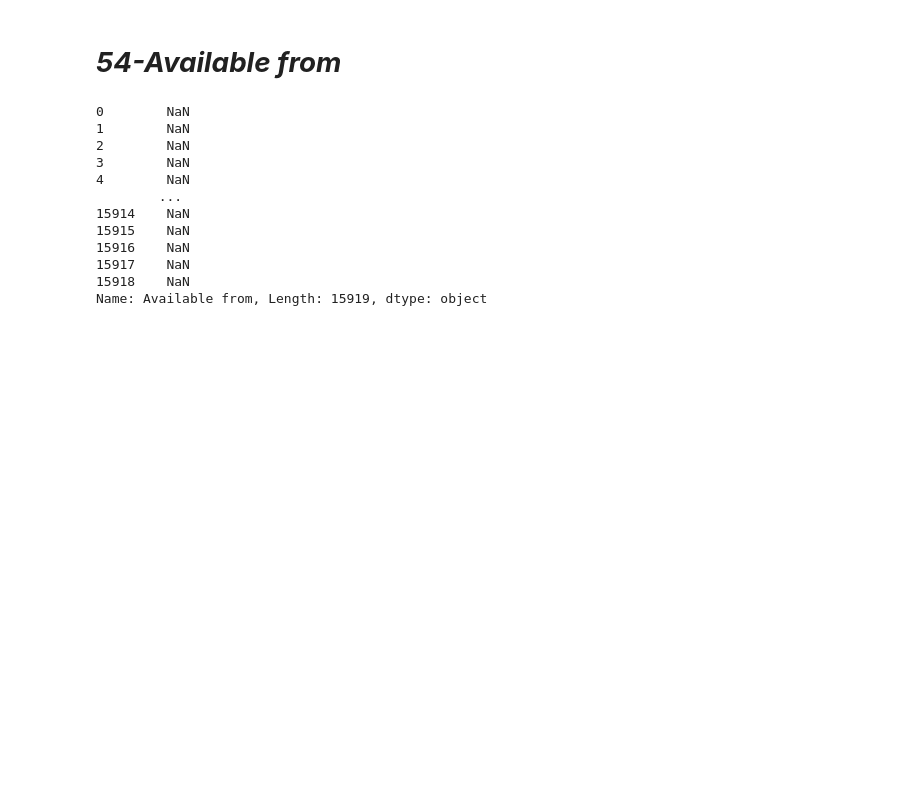
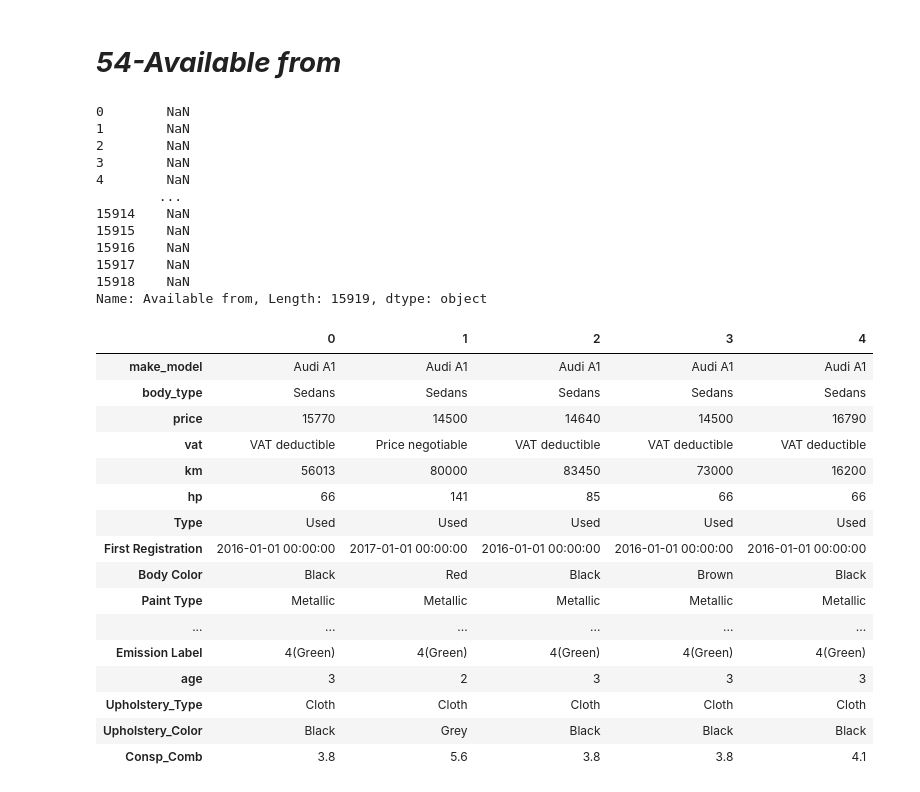
Before and after one commit to nadireus/AUTOSCOUT-P, a Jupyter notebook: Autoscout24_all_in_one.ipynb, the cells around one changed output. Drawn from its saved outputs; the diff is of its cells as text; code cells hidden in the pictures; blank space fills up the shorter version.

```diff
--- a/Autoscout24_all_in_one.ipynb
+++ b/Autoscout24_all_in_one.ipynb
@@ -2585,7 +2746,7 @@ NaN             15039
 [[], [], []]      880
 Name: Other Fuel Types, dtype: int64
 # %%
-df.drop(["Other Fuel Types"], axis=1)
+df.drop(["Other Fuel Types"], axis=1,inplace=True)
 # %% [markdown]
 # ***52-Availability***
 # %%
@@ -2626,7 +2787,7 @@ df["Availability"]
 15918    NaN
 Name: Availability, Length: 15919, dtype: object
 # %%
-df.drop(["Availability"], axis=1)
+df.drop(["Availability"], axis=1,inplace=True)
 # %% [markdown]
 # ***53-Last Timing Belt Service Date***
 # %%
@@ -2695,7 +2856,7 @@ array([                          'NaT', '1900-12-01T00:00:00.000000000',
        '2019-04-01T00:00:00.000000000', '1970-01-01T00:00:00.000000000'],
       dtype='datetime64[ns]')
 # %%
-df.drop(["Last Timing Belt Service Date"], axis=1)
+df.drop(["Last Timing Belt Service Date"], axis=1, inplace=True)
 # %% [markdown]
 # ***54-Available from***
 # %%
@@ -2718,4 +2879,4 @@ df["Available from"]
 15918    NaN
 Name: Available from, Length: 15919, dtype: object
 # %%
-df.drop(["Available from"], axis=1)
+df.drop(["Available from"], axis=1,inplace=True)
@@ -2723,0 +2883,20 @@ Autoscout24_last=df
+# %%
+df.head().T
+# %% [output]
+|  | 0 | 1 | 2 | 3 | 4 |
+| make_model | Audi A1 | Audi A1 | Audi A1 | Audi A1 | Audi A1 |
+| body_type | Sedans | Sedans | Sedans | Sedans | Sedans |
+| price | 15770 | 14500 | 14640 | 14500 | 16790 |
+| vat | VAT deductible | Price negotiable | VAT deductible | VAT deductible | VAT deductible |
+| km | 56013 | 80000 | 83450 | 73000 | 16200 |
+| hp | 66 | 141 | 85 | 66 | 66 |
+| Type | Used | Used | Used | Used | Used |
+| First Registration | 2016-01-01 00:00:00 | 2017-01-01 00:00:00 | 2016-01-01 00:00:00 | 2016-01-01 00:00:00 | 2016-01-01 00:00:00 |
+| Body Color | Black | Red | Black | Brown | Black |
+| Paint Type | Metallic | Metallic | Metallic | Metallic | Metallic |
+| ... | ... | ... | ... | ... | ... |
+| Emission Label | 4(Green) | 4(Green) | 4(Green) | 4(Green) | 4(Green) |
+| age | 3 | 2 | 3 | 3 | 3 |
+| Upholstery_Type | Cloth | Cloth | Cloth | Cloth | Cloth |
+| Upholstery_Color | Black | Grey | Black | Black | Black |
+| Consp_Comb | 3.8 | 5.6 | 3.8 | 3.8 | 4.1 |
```
Also changed, not shown: parts of 90 cells of this notebook.
